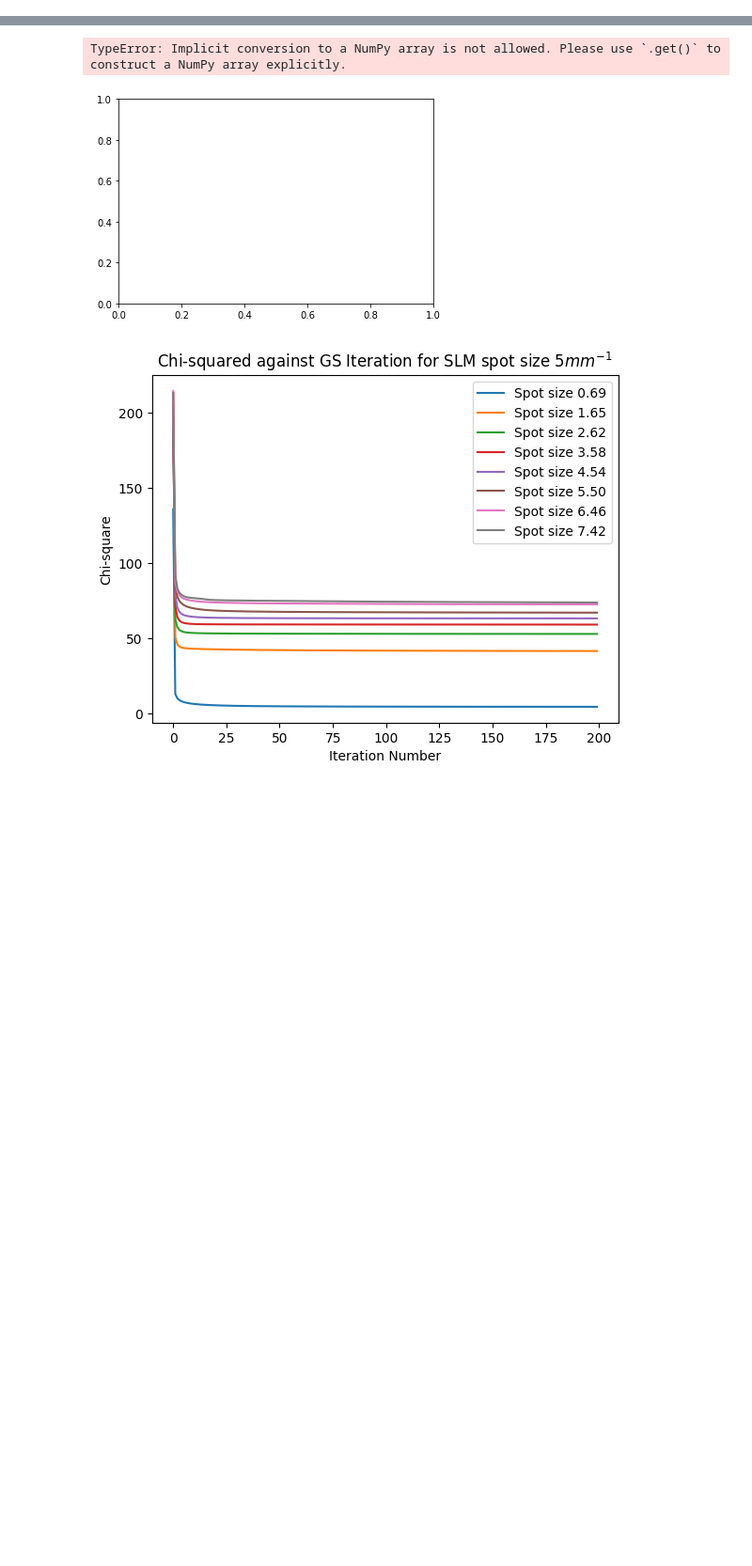
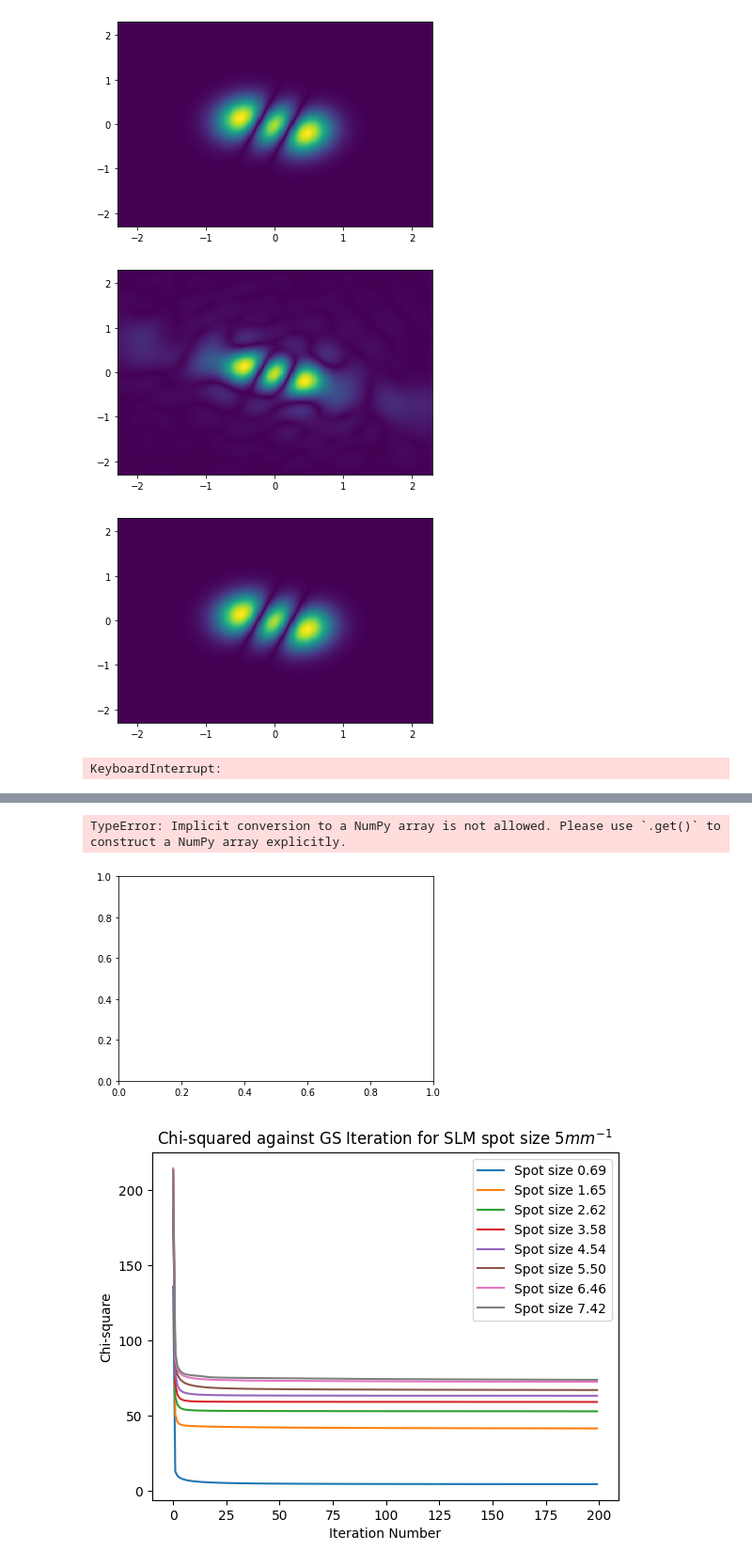
Before and after one commit to henhen724/GS_algorithm, a Jupyter notebook: localOnlyGS.ipynb, the cells around one changed output, grey strips where cells are left out. Shown at 94% size. Cells and saved outputs as stored; diff of their text form; code cells hidden in the pictures; blank space fills up the shorter version.

```diff
--- a/localOnlyGS.ipynb
+++ b/localOnlyGS.ipynb
@@ -186,0 +202,15 @@ convert_phase_to_SLM_image(phase_mask, "TEM20attempt2")
+# %%
+translates = xp.linspace(-0.02, 0.02, 10)
+unit = [xp.sin(0.11*xp.pi), xp.cos(0.11*xp.pi)]
+for tranlate in translates:
+    x_cent = 0.003 + unit[0]*tranlate
+    y_cent = tranlate*unit[1]
+    phase_mask = solve_one_mode(mode=(2,0), power_ratio=0.01, xdim_pos=4544, ydim_pos=4048, pos_theta=0.11*xp.pi, x_cent=x_cent, y_cent=y_cent)
+    # plt.pcolor(phase_mask.get())
+    # power_fraction = float(power_fraction)
+    # convert_phase_to_SLM_image(phase_mask, f"TEM20_{x_cent=:.4f}{y_cent=:.4f}")
+# %% [output]
+[figure, added]
+[figure, added]
+[figure, added]
+KeyboardInterrupt:
```
Also changed, not shown: parts of 8 cells of this notebook, 7 other files.
